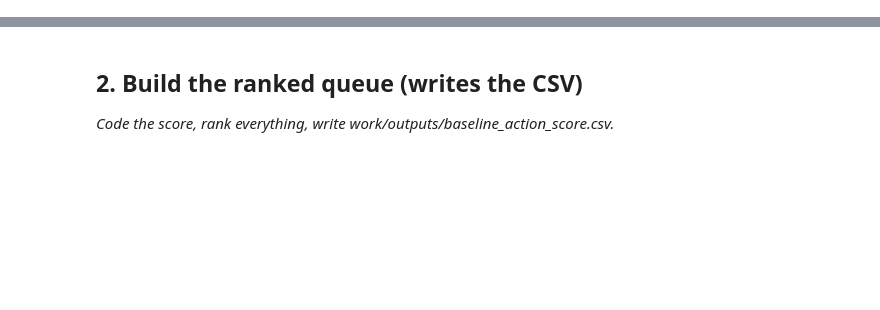
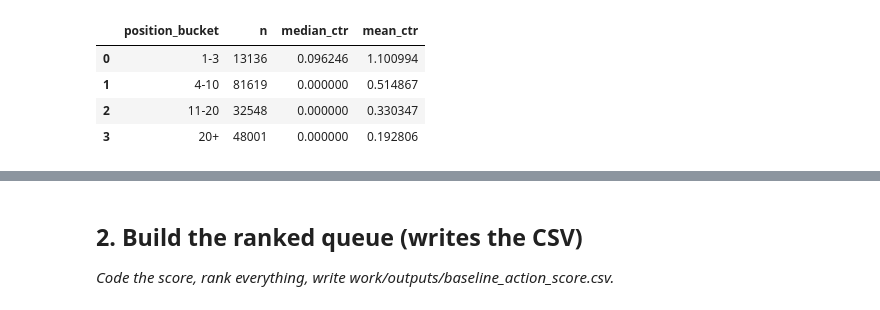
Before and after one commit to girishpatil935/ML_Internship, a Jupyter notebook: work/notebooks/w04_baseline_score.ipynb, the cells around one changed output, grey strips where cells are left out. Cells and saved outputs as stored; diff of their text form; code cells hidden in the pictures; blank space fills up the shorter version.

```diff
--- a/work/notebooks/w04_baseline_score.ipynb
+++ b/work/notebooks/w04_baseline_score.ipynb
@@ -12,0 +126,36 @@ This skeleton is yours to fill. Work the sections **in order** — each one has
+# %%
+position_check = baseline_df.copy()
+
+position_check = position_check[
+    position_check["avg_position"].notna()
+].copy()
+
+position_check["position_bucket"] = pd.cut(
+    position_check["avg_position"],
+    bins=[0, 3, 10, 20, float("inf")],
+    labels=[
+        "1-3",
+        "4-10",
+        "11-20",
+        "20+"
+    ]
+)
+
+position_summary = (
+    position_check
+    .groupby("position_bucket", observed=False)
+    .agg(
+        n=("ctr", "size"),
+        median_ctr=("ctr", "median"),
+        mean_ctr=("ctr", "mean")
+    )
+    .reset_index()
+)
+
+display(position_summary)
+# %% [output]
+|  | position_bucket | n | median_ctr | mean_ctr |
+| 0 | 1-3 | 13136 | 0.096246 | 1.100994 |
+| 1 | 4-10 | 81619 | 0.000000 | 0.514867 |
+| 2 | 11-20 | 32548 | 0.000000 | 0.330347 |
+| 3 | 20+ | 48001 | 0.000000 | 0.192806 |
```
Also changed, not shown: parts of 15 cells of this notebook.
